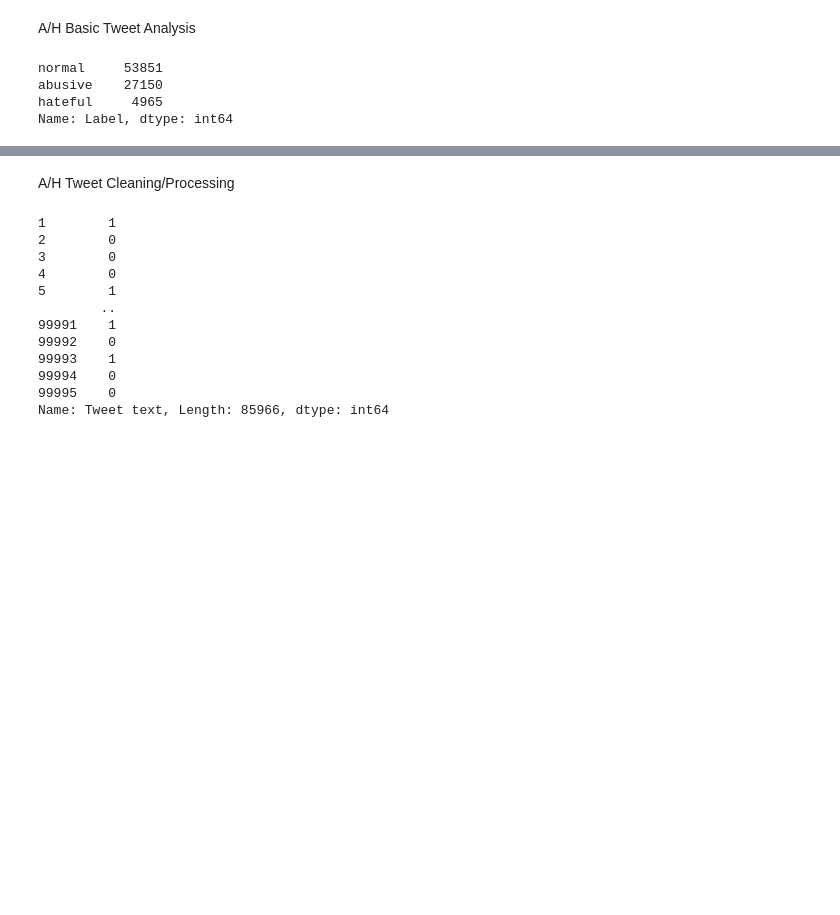
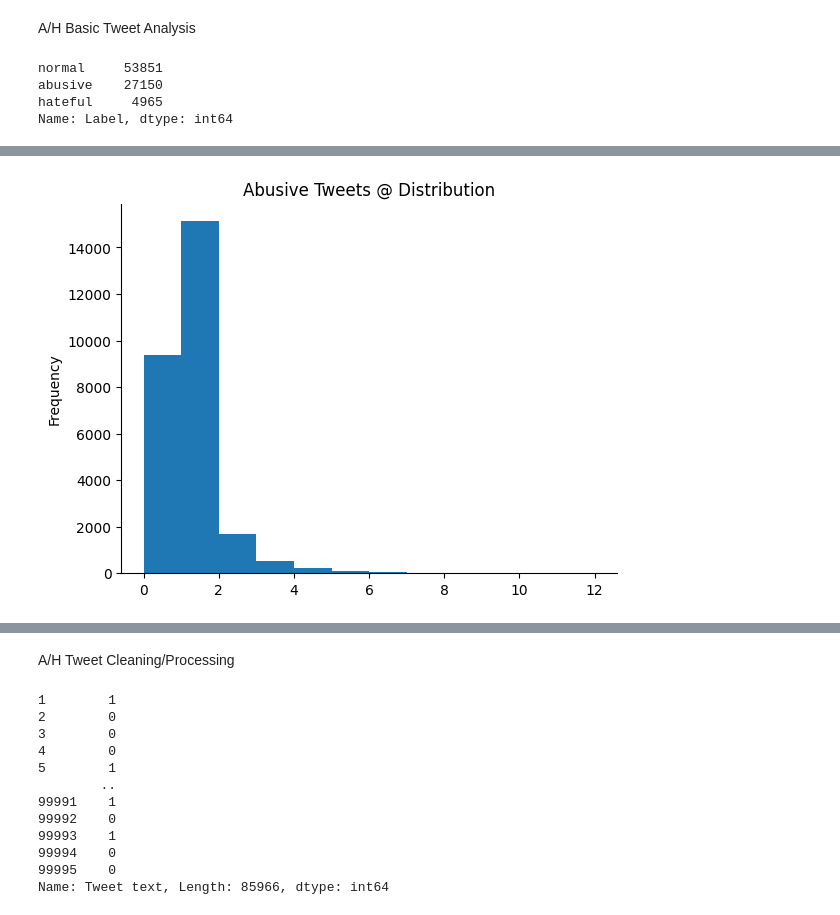
Before and after one commit to arambula-3/Masters_Project, a Jupyter notebook: Master's Project.ipynb, the cells around one changed output, grey strips where cells are left out. Saved outputs shown, nothing was run; the diff lists cells and outputs as text; code cells hidden in the pictures; blank space fills up the shorter version.

```diff
--- a/Master's Project.ipynb
+++ b/Master's Project.ipynb
@@ -187,0 +214,5 @@ Name: Label, dtype: int64
+# %%
+tweets[tweets['Label'] == "abusive"]['@ count'].plot(kind='hist', bins=12, title='Abusive Tweets @ Distribution')
+plt.gca().spines[['top', 'right',]].set_visible(False)
+# %% [output]
+[figure, added]
```
Also changed, not shown: parts of 49 cells of this notebook.
